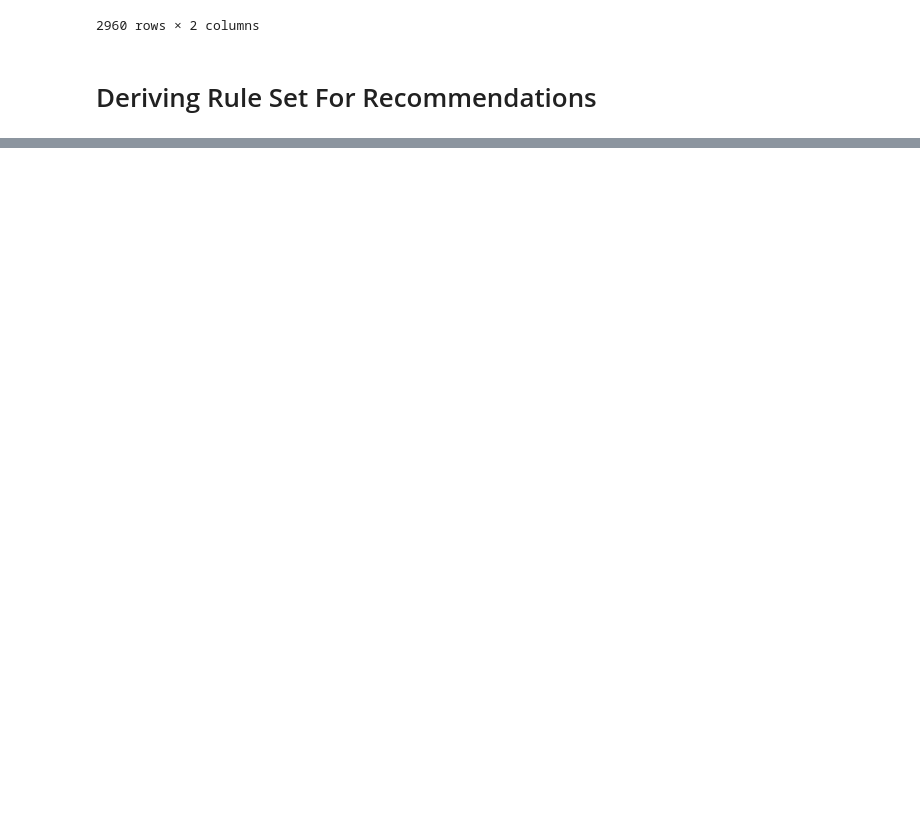
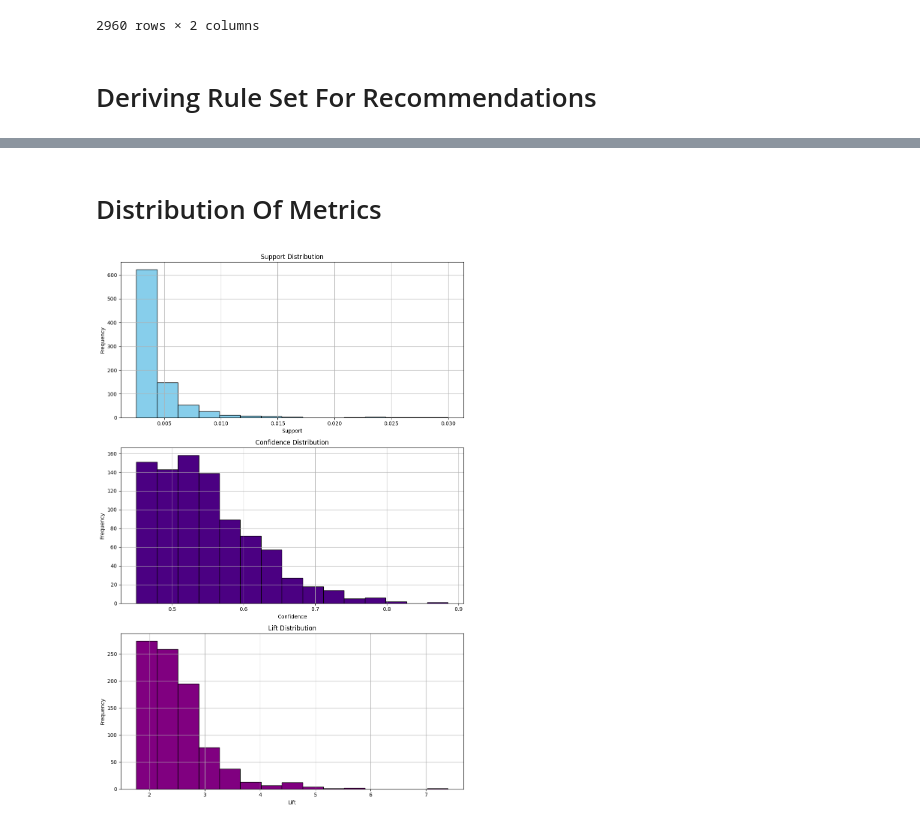
Before and after one commit to pappala-balaji/Market-Basket-Analysis, a Jupyter notebook: BasketAnalysis.ipynb, the cells around one changed output, grey strips where cells are left out. Saved outputs shown, nothing was run; the diff lists cells and outputs as text; code cells hidden in the pictures; blank space fills up the shorter version.

```diff
--- a/BasketAnalysis.ipynb
+++ b/BasketAnalysis.ipynb
@@ -240,0 +276,27 @@ rule_set
+# %% [markdown]
+# Distribution Of Metrics
+# %%
+fig, axs = plt.subplots(3, 1, figsize=(10,15))
+# Rule Support Distribution
+axs[0].hist(rule_set['support'], bins=15, color='skyblue', edgecolor='black')
+axs[0].set_xlabel('Support')
+axs[0].set_ylabel('Frequency')
+axs[0].set_title('Support Distribution')
+axs[0].grid(True)
+# Rule Confidence Distribution
+axs[1].hist(rule_set['confidence'], bins=15, color='indigo', edgecolor='black')
+axs[1].set_xlabel('Confidence')
+axs[1].set_ylabel('Frequency')
+axs[1].set_title('Confidence Distribution')
+axs[1].grid(True)
+# Rule Lift Distribution
+axs[2].hist(rule_set['lift'], bins=15, color='purple', edgecolor='black')
+axs[2].set_xlabel('Lift')
+axs[2].set_ylabel('Frequency')
+axs[2].set_title('Lift Distribution')
+axs[2].grid(True)
+
+plt.tight_layout()
+plt.show()
+# %% [output]
+[figure, added]
```
Also changed, not shown: parts of 9 cells of this notebook.
